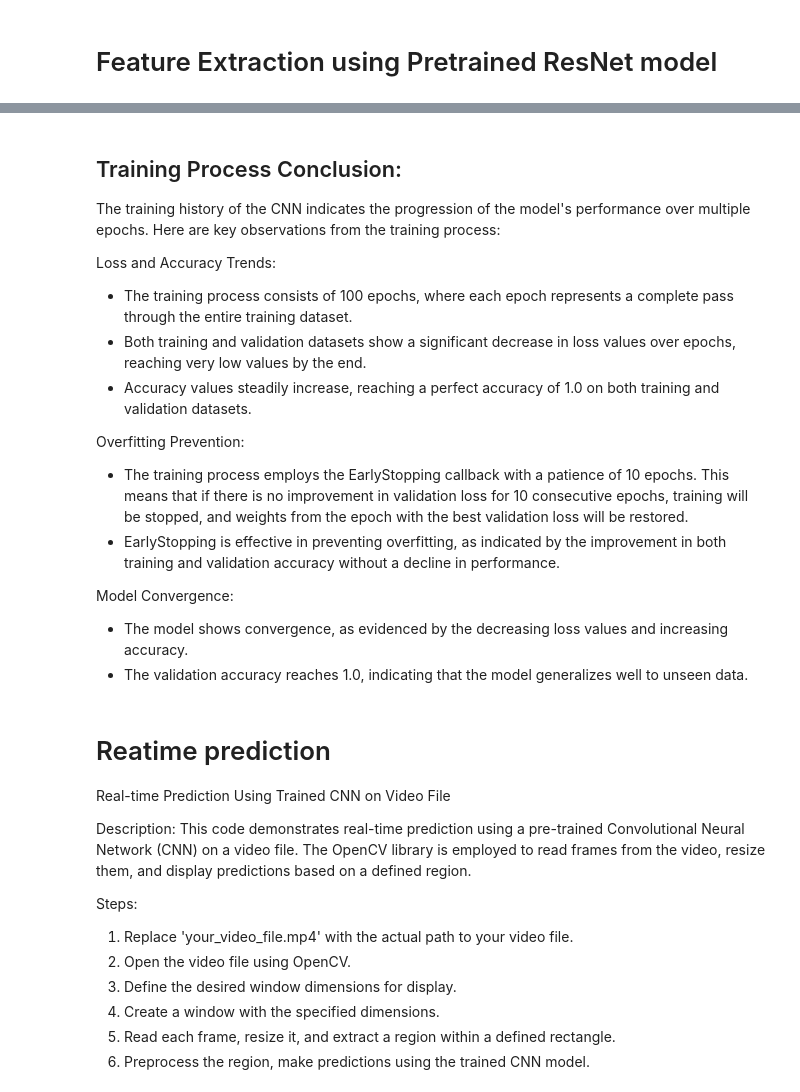
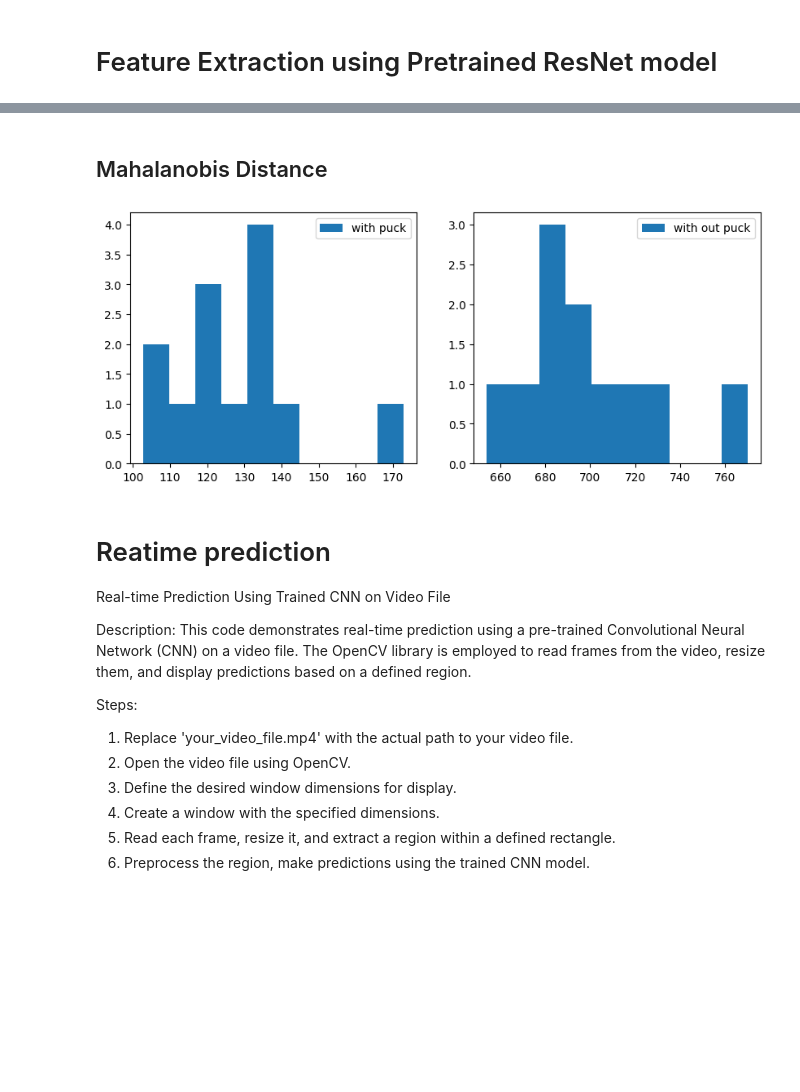
Before and after one commit to mohan696matlab/Test_1, a Jupyter notebook: Part_4_AnomalyDetection.ipynb, the cells around one changed output, grey strips where cells are left out. Saved outputs shown, nothing was run; the diff lists cells and outputs as text; code cells hidden in the pictures; blank space fills up the shorter version.

```diff
--- a/Part_4_AnomalyDetection.ipynb
+++ b/Part_4_AnomalyDetection.ipynb
@@ -105,20 +81,2 @@ plt.show()
-# %% [markdown]
-## Training Process Conclusion:
-
-The training history of the CNN indicates the progression of the model's performance over multiple epochs. Here are key observations from the training process:
-
-Loss and Accuracy Trends:
-
-- The training process consists of 100 epochs, where each epoch represents a complete pass through the entire training dataset.
-- Both training and validation datasets show a significant decrease in loss values over epochs, reaching very low values by the end.
-- Accuracy values steadily increase, reaching a perfect accuracy of 1.0 on both training and validation datasets.
-
-Overfitting Prevention:
-
-- The training process employs the EarlyStopping callback with a patience of 10 epochs. This means that if there is no improvement in validation loss for 10 consecutive epochs, training will be stopped, and weights from the epoch with the best validation loss will be restored.
-- EarlyStopping is effective in preventing overfitting, as indicated by the improvement in both training and validation accuracy without a decline in performance.
-
-Model Convergence:
-
-- The model shows convergence, as evidenced by the decreasing loss values and increasing accuracy.
-- The validation accuracy reaches 1.0, indicating that the model generalizes well to unseen data.
+# %% [markdown]
+## Mahalanobis Distance
@@ -125,3 +93,17 @@ Model Convergence:
+# %%
+# Calculate Mahalanobis distance for each sample
+mahalanobis_distances = np.array([distance.mahalanobis(sample, mean_vector, inv_cov_matrix) for sample in X_val])
+# %%
+plt.figure(figsize=(10,4))
+plt.subplot(1,2,1)
+plt.hist(mahalanobis_distances[y_val==1],label='with puck')
+plt.legend()
+plt.subplot(1,2,2)
+plt.hist(mahalanobis_distances[y_val==0],label='with out puck')
+plt.legend()
+plt.show()
+# %% [output]
+[figure, added]
 # %% [markdown]
 # Reatime prediction
 
```
Also changed, not shown: parts of 15 cells of this notebook, 2 other files.
